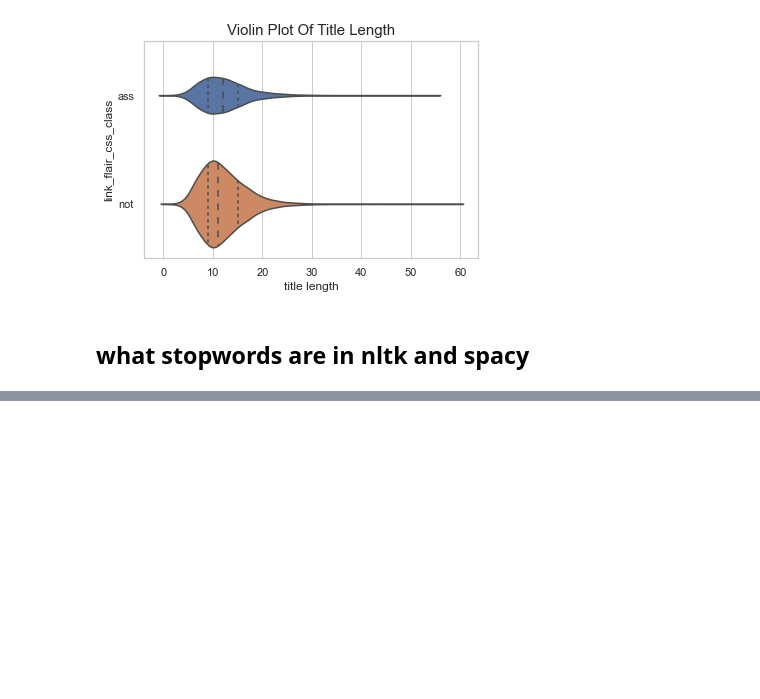
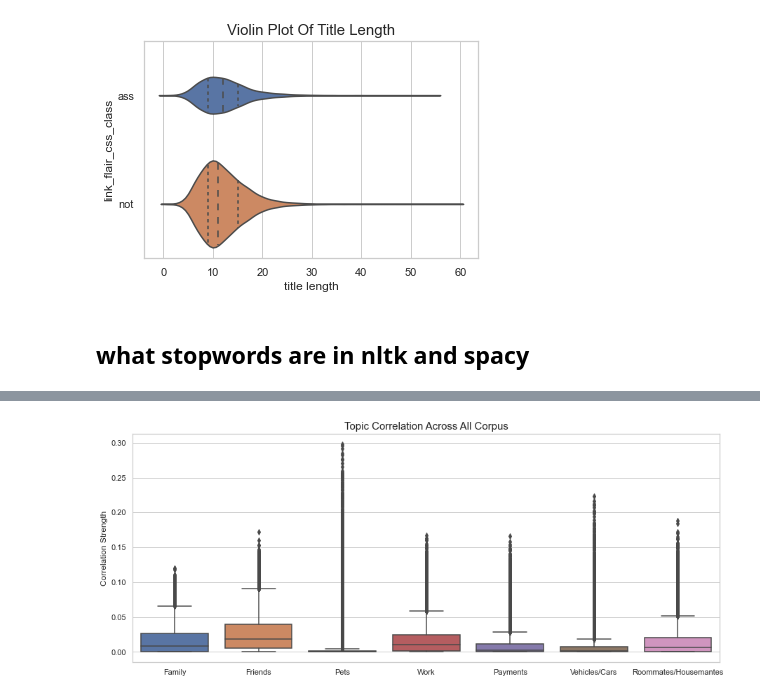
Before and after one commit to yahoyoungho/AITA-Analysis, a Jupyter notebook: Data Prep.ipynb, the cells around one changed output, grey strips where cells are left out. Cells and saved outputs as stored; diff of their text form; code cells hidden in the pictures; blank space fills up the shorter version.

```diff
--- a/Data Prep.ipynb
+++ b/Data Prep.ipynb
@@ -361,0 +487,7 @@ tokens_wo_sw
+# %%
+plt.figure(figsize=(15,6))
+plt.title("topic correlation across all corpus".title(), fontsize=15)
+sns.boxplot(data=pd.DataFrame(tfidf_vec_topics, columns = list(np.array(list(tfidf_vec_topic_dict.items()))[:,1])), );
+plt.ylabel("correlation strength".title());
+# %% [output]
+[figure, added]
```
Also changed, not shown: parts of 74 cells of this notebook, 1 other file.
